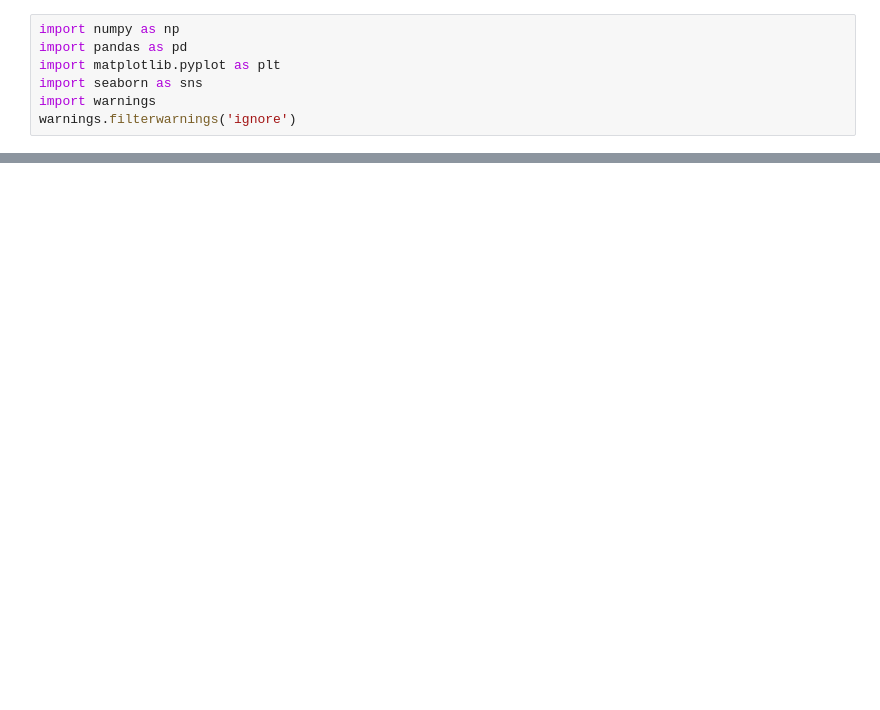
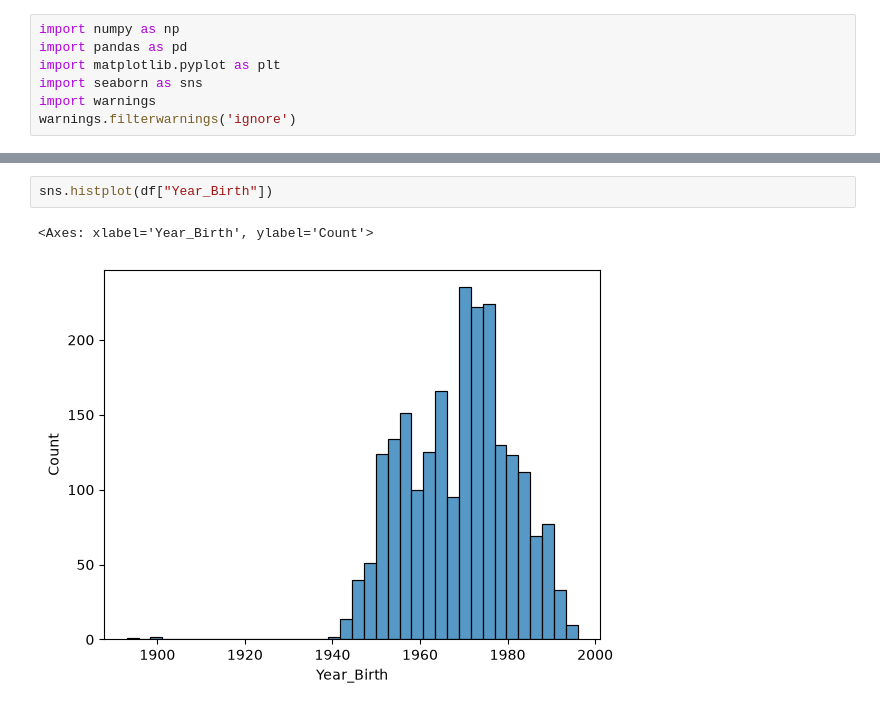
Before and after one commit to MKxFurkan/Customer-Segmentation, a Jupyter notebook: notebooks/customer_segmentation.ipynb, the cells around one changed output, grey strips where cells are left out. Cells and saved outputs as stored; diff of their text form; blank space fills up the shorter version.

```diff
--- a/notebooks/customer_segmentation.ipynb
+++ b/notebooks/customer_segmentation.ipynb
@@ -21,0 +100,5 @@ df.head()
+# %%
+sns.histplot(df["Year_Birth"])
+# %% [output]
+<Axes: xlabel='Year_Birth', ylabel='Count'>
+[figure, added]
```
Also changed, not shown: parts of 50 cells of this notebook, 1 other file.
